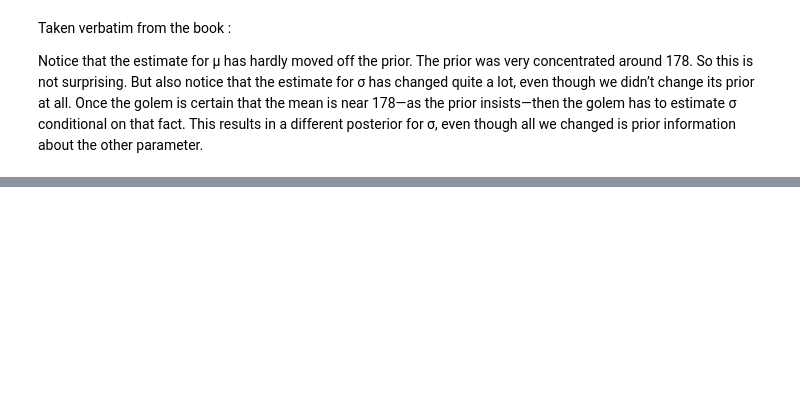
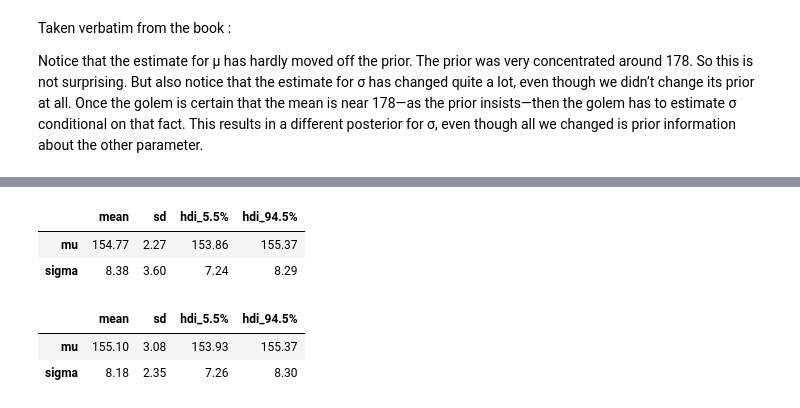
Before and after one commit to qpsy/rethinking-tfp2, a Jupyter notebook: 04_geocentric_models2.ipynb, the cells around one changed output, grey strips where cells are left out. Drawn from its saved outputs; the diff is of its cells as text; code cells hidden in the pictures; blank space fills up the shorter version.

Commit message:
Set up several chains

```diff
--- a/04_geocentric_models2.ipynb
+++ b/04_geocentric_models2.ipynb
@@ -763,0 +611,4 @@ Notice that the estimate for μ has hardly moved off the prior. The prior was ve
+# %%
+# number of chains: 3
+init_state = [jd_4_1.sample((3,), seed=a_key())[s] for s in state_name]
+init_state
@@ -763,0 +618,10 @@ Notice that the estimate for μ has hardly moved off the prior. The prior was ve
+# %%
+states_41 = tfp.mcmc.sample_chain(
+    num_results=num_results,
+    current_state=init_state,
+    kernel=kernel_41,
+    num_burnin_steps=num_burnin_steps,
+    trace_fn=None,
+    seed=a_key())
+
+states_41
@@ -763,0 +643,20 @@ Notice that the estimate for μ has hardly moved off the prior. The prior was ve
+# %%
+states_41 = [jnp.moveaxis(s, 0, 1) for s in states_41]
+# %%
+states_dict = dict(zip(state_name, states_41))
+# %%
+# stats for all chains
+az.summary(states_dict, round_to=2, kind="stats", hdi_prob=0.89)
+# %% [output]
+|  | mean | sd | hdi_5.5% | hdi_94.5% |
+| mu | 154.77 | 2.27 | 153.86 | 155.37 |
+| sigma | 8.38 | 3.60 | 7.24 | 8.29 |
+# %%
+# stats for the first chains
+# arviz does not
+az.summary(dict(mu=states_41[0][0], sigma=states_41[1][0]),
+           round_to=2, kind="stats", hdi_prob=0.89)
+# %% [output]
+|  | mean | sd | hdi_5.5% | hdi_94.5% |
+| mu | 155.10 | 3.08 | 153.93 | 155.37 |
+| sigma | 8.18 | 2.35 | 7.26 | 8.30 |
```
Also changed, not shown: parts of 59 cells of this notebook.
